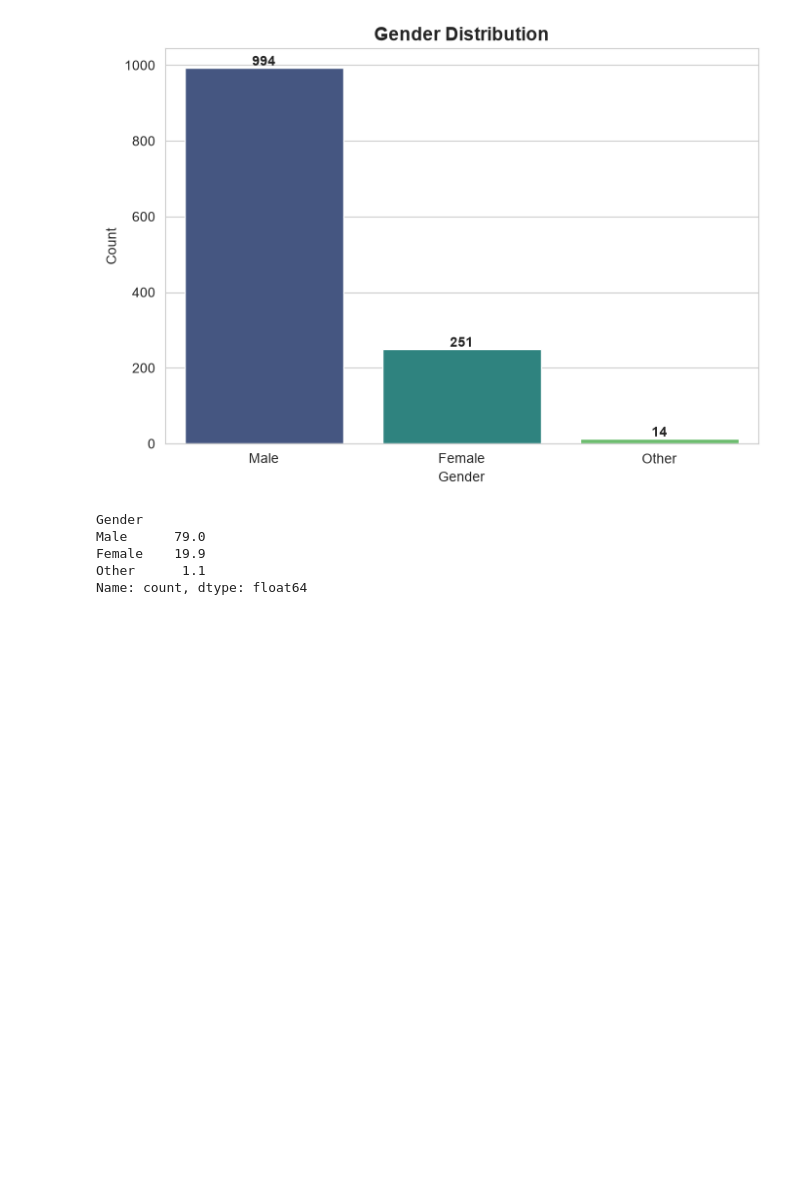
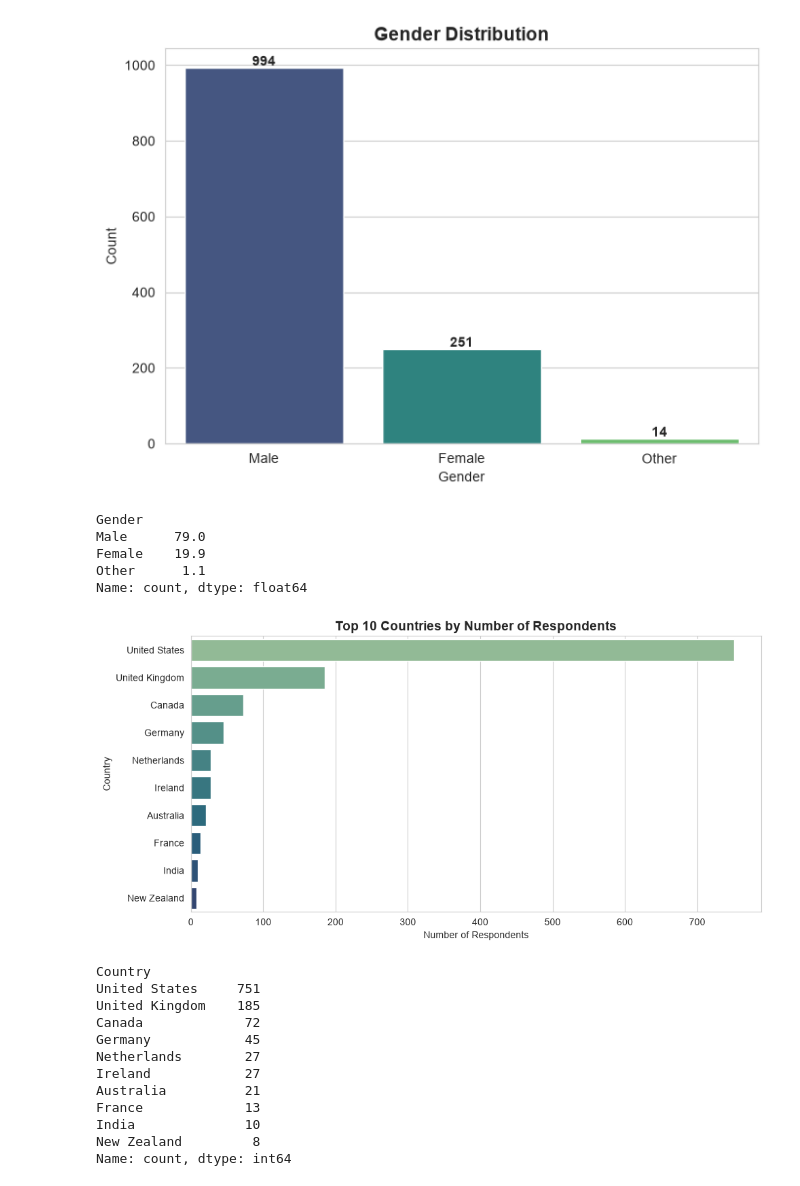
Before and after one commit to Engineer-purvesh18/Mental_Health_Analysis, a Jupyter notebook: analysis.ipynb, the cells around one changed output. Saved outputs shown, nothing was run; the diff lists cells and outputs as text; code cells hidden in the pictures; blank space fills up the shorter version.

```diff
--- a/analysis.ipynb
+++ b/analysis.ipynb
@@ -190,3 +190,30 @@ Male      79.0
 Female    19.9
 Other      1.1
 Name: count, dtype: float64
+# %%
+# Country-wise response count (top 10)
+top_countries = df_clean['Country'].value_counts().head(10)
+fig, ax = plt.subplots(figsize=(10, 5))
+sns.barplot(x=top_countries.values, y=top_countries.index, hue=top_countries.index,
+            palette='crest', legend=False, ax=ax)
+ax.set_title('Top 10 Countries by Number of Respondents', fontsize=14, fontweight='bold')
+ax.set_xlabel('Number of Respondents')
+ax.set_ylabel('Country')
+plt.tight_layout()
+plt.show()
+
+top_countries
+# %% [output]
+[figure, added]
+Country
+United States     751
+United Kingdom    185
+Canada             72
+Germany            45
+Netherlands        27
+Ireland            27
+Australia          21
+France             13
+India              10
+New Zealand         8
+Name: count, dtype: int64
```
Also changed, not shown: parts of 3 cells of this notebook.
